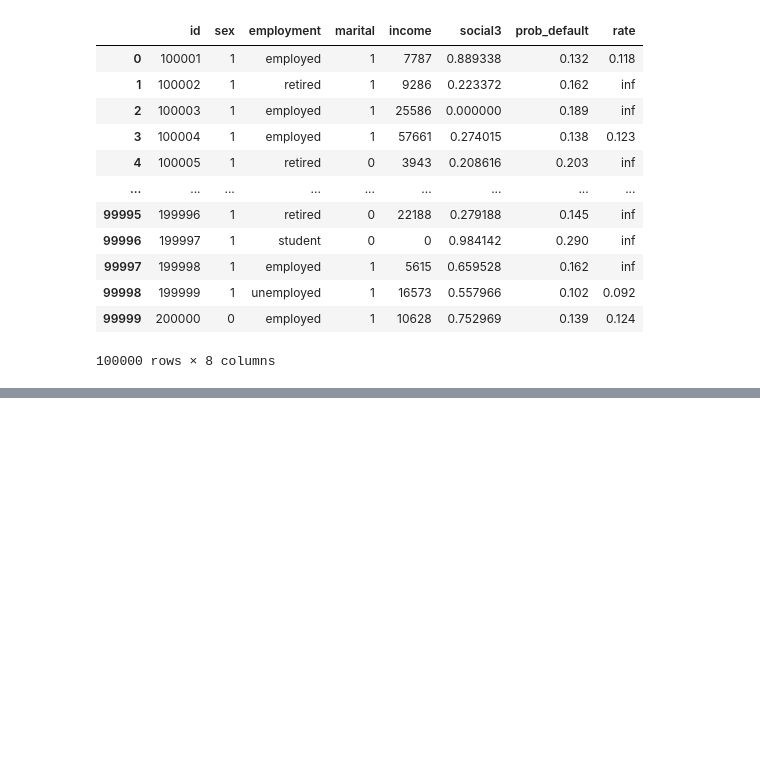
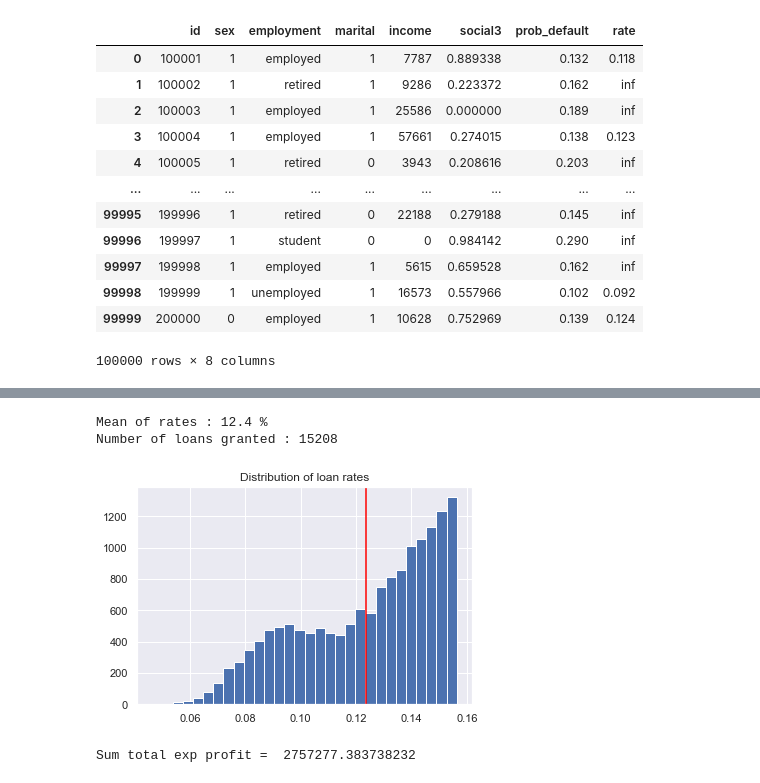
Before and after one commit to r-jaylet/advanced_fin, a Jupyter notebook: Fin.ipynb, the cells around one changed output, grey strips where cells are left out. Saved outputs shown, nothing was run; the diff lists cells and outputs as text; code cells hidden in the pictures; blank space fills up the shorter version.

```diff
--- a/Fin.ipynb
+++ b/Fin.ipynb
@@ -293,0 +433,3 @@ upload.to_csv('pred_Stage1_Lender3.csv',index=False)
+# %%
+prob_default = model.predict_proba(data2)[:,1]
+data2['prob_default'] = prob_default
@@ -293,0 +445,2 @@ upload.to_csv('pred_Stage1_Lender3.csv',index=False)
+# %%
+data2['break_even'] = data2.prob_default / (1-data2.prob_default)
@@ -293,0 +463,11 @@ upload.to_csv('pred_Stage1_Lender3.csv',index=False)
+# %%
+rates = []
+
+for i in range(len(data2)):
+    if data2.prob_default[i] < 0.12:
+        val = data2.break_even[i] + 0.02
+        rates.append(val)
+    else:
+        rates.append('inf')
+
+data2['rate'] = rates
@@ -293,0 +490,10 @@ upload.to_csv('pred_Stage1_Lender3.csv',index=False)
+# %%
+exp_profit = []
+
+for i in range(len(data2)):
+    val = 0
+    if data2.rates[i] != 'inf':
+        val = data2.rate[i]*(1-data2.prob_default[i])*10000-data2.prob_default[i]*10000
+    exp_profit.append(val)
+
+data2['exp_profit'] = exp_profit
@@ -293,0 +516,16 @@ upload.to_csv('pred_Stage1_Lender3.csv',index=False)
+# %%
+plt.hist(data2[data2['rate'] != 'inf']['rate'], bins = 30)
+plt.title('Distribution of loan rates')
+print('Mean of rates :', 100*round(data2[data2 != 'inf']['rate'].mean(),3), '%')
+print('Number of loans granted :', len(data2[data2['rate'] != 'inf']))
+
+plt.axvline(x = data2[data2 != 'inf']['rate'].mean(), color = 'red')
+plt.show()
+# %% [output]
+Mean of rates : 12.4 %
+Number of loans granted : 15208
+[figure, added]
+# %%
+print('Sum total exp profit = ', data2.exp_profit.sum())
+# %% [output]
+Sum total exp profit =  2757277.383738232
```
Also changed, not shown: parts of 29 cells of this notebook, 5 other files.
